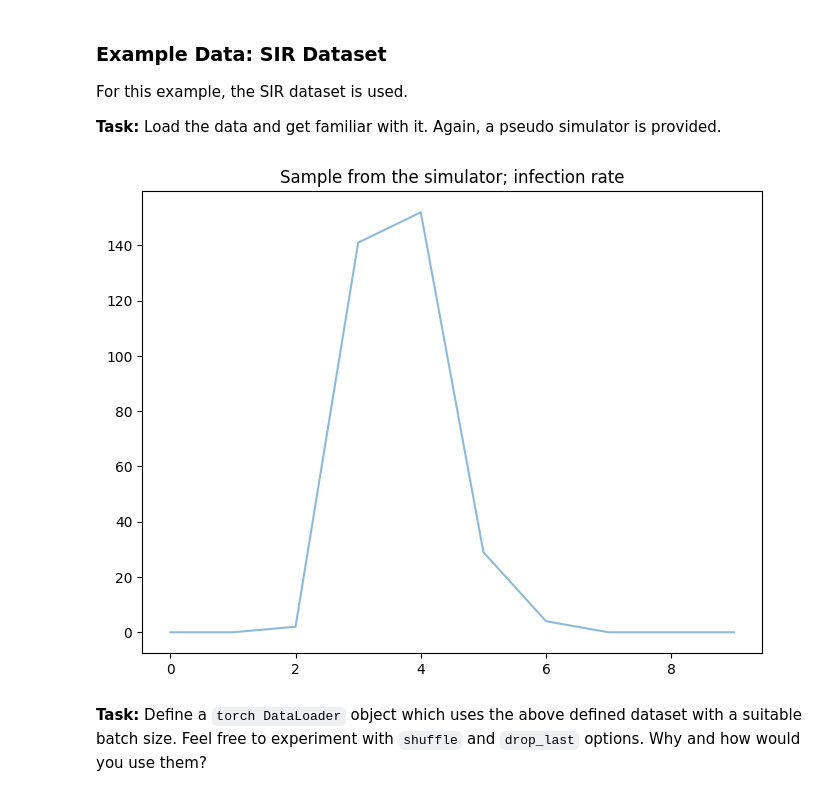
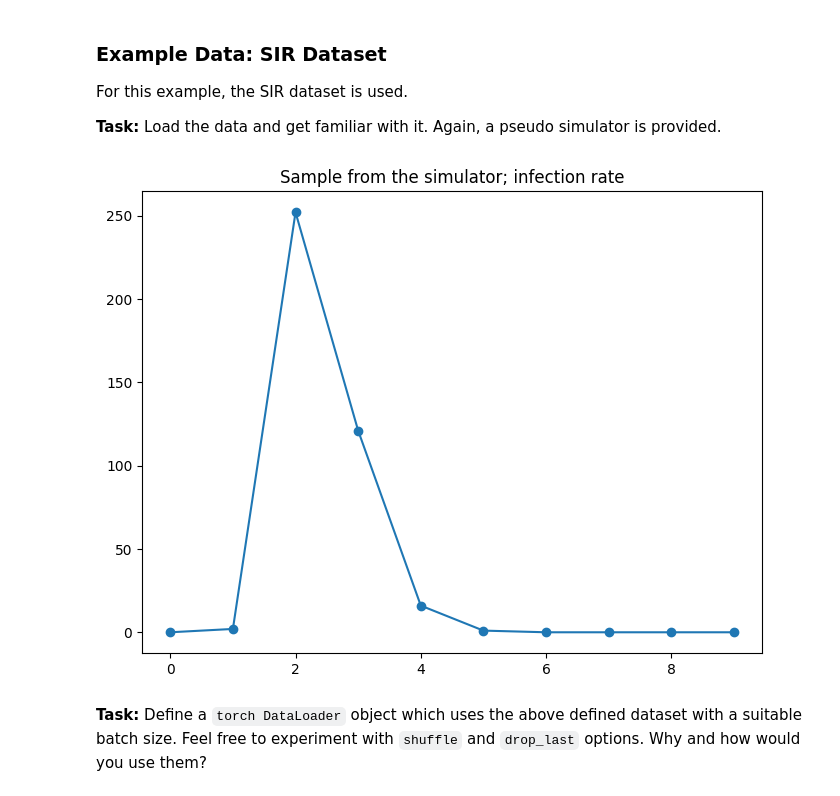
Before and after one commit to aai-institute/tfl-training-sbi, a Jupyter notebook: notebooks/nb_03_neural_density_estimation.ipynb, the cells around one changed output. Saved outputs shown, nothing was run; the diff lists cells and outputs as text; code cells hidden in the pictures.

```diff
--- a/notebooks/nb_03_neural_density_estimation.ipynb
+++ b/notebooks/nb_03_neural_density_estimation.ipynb
@@ -148,15 +148,14 @@ obs_theta, obs_x = torch.tensor(data_theta[-1]).unsqueeze(0), torch.tensor(
 data = sir_scaler({"theta": obs_theta, "obs": obs_x})
 obs_theta_z, obs_x_z = data["theta"], data["obs"]
 # %%
-# todo: think about inc. the density of samples and plotting everything
 # familiarize yourself with the data; feel free to call this cell several times
 # as the observation is randomly sampled
 plt.figure(figsize=(8, 6))
-plt.plot(simulator()[1][:], "-", alpha=0.5)
+plt.plot(simulator()[1][:].T, "o-", alpha=1.0)
 plt.title("Sample from the simulator; infection rate")
 plt.show()
 # %% [output]
-[figure, old version]
+[figure, new version]
 # %% [markdown]
 **Task:** Define a `torch DataLoader` object which uses the above defined dataset with a suitable batch size. Feel free to experiment with `shuffle` and `drop_last` options. Why and how would you use them?
 # %%
```
Also changed, not shown: parts of 2 cells of this notebook.
